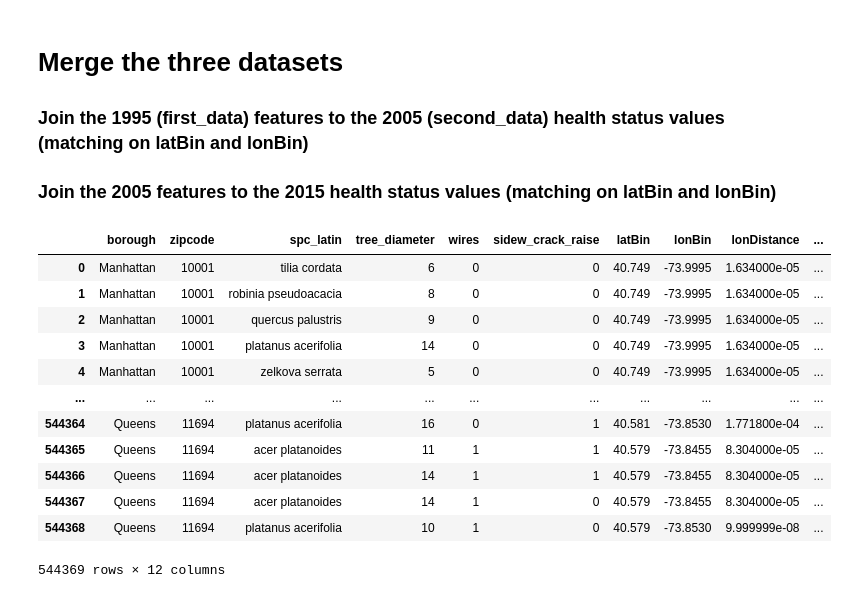
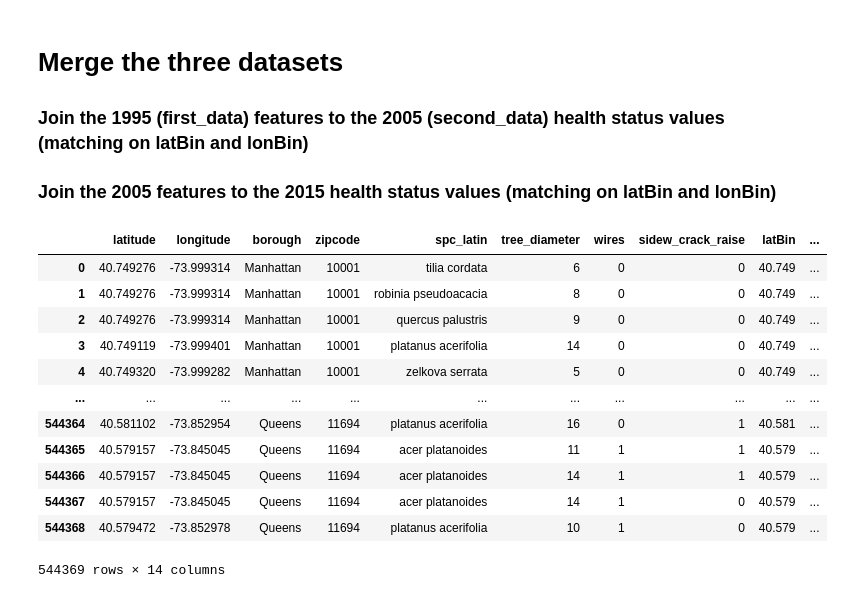
Before and after one commit to kateharwood/ML-Climate-Final-Project, a Jupyter notebook: src/parse_tree_data.ipynb, the cells around one changed output. Drawn from its saved outputs; the diff is of its cells as text; code cells hidden in the pictures.

```diff
--- a/src/parse_tree_data.ipynb
+++ b/src/parse_tree_data.ipynb
@@ -32,7 +32,7 @@ second_data.drop('sidw_raise', inplace=True, axis=1)
 first_data['Wires'] = np.where(((first_data['Wires'] == "Yes") | (first_data['Wires'] == "Secondary")), 1, 0)
 first_data['Sidewalk_Condition'] = np.where(((first_data['Sidewalk_Condition'] == "Raised")), 1, 0)
 # %%
-first_data = first_data.rename(columns={"Postcode_Original": "zipcode", "Borough": "borough", "Spc_Latin": "spc_latin", "Diameter": "tree_diameter", "Wires": "wires", "Sidewalk_Condition": "sidew_crack_raise"})
+first_data = first_data.rename(columns={"Postcode_Original": "zipcode", "Borough": "borough", "Spc_Latin": "spc_latin", "Diameter": "tree_diameter", "Wires": "wires", "Sidewalk_Condition": "sidew_crack_raise", 'Latitude': 'latitude', 'Longitude': 'longitude'})
 second_data = second_data.rename(columns={"boroname": "borough", "tree_dbh": "tree_diameter"})
 second_data.borough[second_data['borough'] == 5] = 'Staten Island'
 third_data = third_data.rename(columns={'postcode': 'zipcode'})
@@ -147,7 +147,7 @@ lonBins = []
 for zipcode in sorted(list(zipcodes_intersection)):
     test2 = second_data[second_data['zipcode'] == zipcode]
     test1 = first_data[first_data['zipcode'] == zipcode]
-    temp = test2[['latBin','lonBin']].iloc[np.argmin(cdist(test1[['Latitude','Longitude']], test2[['latBin','lonBin']], metric='euclidean'), axis=1)]
+    temp = test2[['latBin','lonBin']].iloc[np.argmin(cdist(test1[['latitude','longitude']], test2[['latBin','lonBin']], metric='euclidean'), axis=1)]
     latBins.extend(list(temp.latBin))
     lonBins.extend(list(temp.lonBin))
 first_data['latBin'] = latBins
@@ -164,8 +164,8 @@ third_data.drop(third_data[third_data['lonDistance'] > 0.001].index, inplace = T
 third_data.drop(third_data[third_data['latDistance'] > 0.001].index, inplace = True) #"neighborhood or street" from wikipedia
 
 
-first_data['lonDistance'] = (first_data['lonBin']-first_data['Longitude']).abs()
-first_data['latDistance'] = (first_data['latBin']-first_data['Latitude']).abs()
+first_data['lonDistance'] = (first_data['lonBin']-first_data['longitude']).abs()
+first_data['latDistance'] = (first_data['latBin']-first_data['latitude']).abs()
 
 first_data.drop(first_data[first_data['lonDistance'] > 0.001].index, inplace = True) #"neighborhood or street" from wikipedia
 first_data.drop(first_data[first_data['latDistance'] > 0.001].index, inplace = True) #"neighborhood or street" from wikipedia
@@ -182,35 +182,35 @@ third_data['avg_health'] = third_data.groupby(["latBin", "lonBin"])['health_stat
 # %%
 # Keep only necessary features and merge dataframes
 
 second_data_health = second_data.drop(columns={'tree_diameter', 'borough', 'health', 'health_status', 'latitude', 'longitude', 'spc_latin', 'zipcode', 'wires', 'sidew_crack_raise'})
-first_data_features = first_data.drop(columns={'Latitude', 'Longitude', 'Condition'})
+first_data_features = first_data.drop(columns={'Condition'})
 second_data_health = second_data_health.drop_duplicates(subset=['avg_health', 'avg_health_round', 'latBin','lonBin'])
 
 merged_first_second = first_data_features.merge(second_data_health, on=['latBin', 'lonBin'], how="inner")
 merged_first_second
 
 third_data_health = third_data.drop(['borough', 'zipcode', 'spc_latin', 'tree_dbh', 'health', 'health_status', 'latitude', 'longitude'], axis=1)
-second_data_features = second_data.drop(columns=['avg_health', 'avg_health_round', 'health', 'health_status', 'latitude', 'longitude'])
+second_data_features = second_data.drop(columns=['avg_health', 'avg_health_round', 'health', 'health_status'])
 third_data_health = third_data_health.drop_duplicates(subset=['avg_health','avg_health_round', 'latBin','lonBin'])
 
 merged_second_third = second_data_features.merge(third_data_health, on=['latBin', 'lonBin'], how="inner")
 merged_second_third
 
 # TODO note that the species still don't match up
 # %% [output]
-|  | borough | zipcode | spc_latin | tree_diameter | wires | sidew_crack_raise | latBin | lonBin | lonDistance | ... |
-| 0 | Manhattan | 10001 | tilia cordata | 6 | 0 | 0 | 40.749 | -73.9995 | 1.634000e-05 | ... |
-| 1 | Manhattan | 10001 | robinia pseudoacacia | 8 | 0 | 0 | 40.749 | -73.9995 | 1.634000e-05 | ... |
-| 2 | Manhattan | 10001 | quercus palustris | 9 | 0 | 0 | 40.749 | -73.9995 | 1.634000e-05 | ... |
-| 3 | Manhattan | 10001 | platanus acerifolia | 14 | 0 | 0 | 40.749 | -73.9995 | 1.634000e-05 | ... |
-| 4 | Manhattan | 10001 | zelkova serrata | 5 | 0 | 0 | 40.749 | -73.9995 | 1.634000e-05 | ... |
+|  | latitude | longitude | borough | zipcode | spc_latin | tree_diameter | wires | sidew_crack_raise | latBin | ... |
+| 0 | 40.749276 | -73.999314 | Manhattan | 10001 | tilia cordata | 6 | 0 | 0 | 40.749 | ... |
+| 1 | 40.749276 | -73.999314 | Manhattan | 10001 | robinia pseudoacacia | 8 | 0 | 0 | 40.749 | ... |
+| 2 | 40.749276 | -73.999314 | Manhattan | 10001 | quercus palustris | 9 | 0 | 0 | 40.749 | ... |
+| 3 | 40.749119 | -73.999401 | Manhattan | 10001 | platanus acerifolia | 14 | 0 | 0 | 40.749 | ... |
+| 4 | 40.749320 | -73.999282 | Manhattan | 10001 | zelkova serrata | 5 | 0 | 0 | 40.749 | ... |
 | ... | ... | ... | ... | ... | ... | ... | ... | ... | ... | ... |
-| 544364 | Queens | 11694 | platanus acerifolia | 16 | 0 | 1 | 40.581 | -73.8530 | 1.771800e-04 | ... |
-| 544365 | Queens | 11694 | acer platanoides | 11 | 1 | 1 | 40.579 | -73.8455 | 8.304000e-05 | ... |
-| 544366 | Queens | 11694 | acer platanoides | 14 | 1 | 1 | 40.579 | -73.8455 | 8.304000e-05 | ... |
-| 544367 | Queens | 11694 | acer platanoides | 14 | 1 | 0 | 40.579 | -73.8455 | 8.304000e-05 | ... |
-| 544368 | Queens | 11694 | platanus acerifolia | 10 | 1 | 0 | 40.579 | -73.8530 | 9.999999e-08 | ... |
+| 544364 | 40.581102 | -73.852954 | Queens | 11694 | platanus acerifolia | 16 | 0 | 1 | 40.581 | ... |
+| 544365 | 40.579157 | -73.845045 | Queens | 11694 | acer platanoides | 11 | 1 | 1 | 40.579 | ... |
+| 544366 | 40.579157 | -73.845045 | Queens | 11694 | acer platanoides | 14 | 1 | 1 | 40.579 | ... |
+| 544367 | 40.579157 | -73.845045 | Queens | 11694 | acer platanoides | 14 | 1 | 0 | 40.579 | ... |
+| 544368 | 40.579472 | -73.852978 | Queens | 11694 | platanus acerifolia | 10 | 1 | 0 | 40.579 | ... |
-544369 rows × 12 columns
+544369 rows × 14 columns
 # %%
 # Save dataset for use in models
 final_data = merged_first_second.append(merged_second_third)
```
Also changed, not shown: 2 other files.
